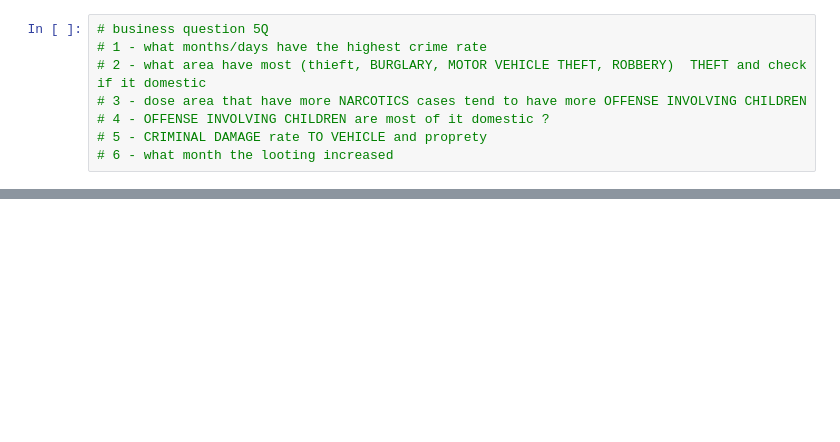
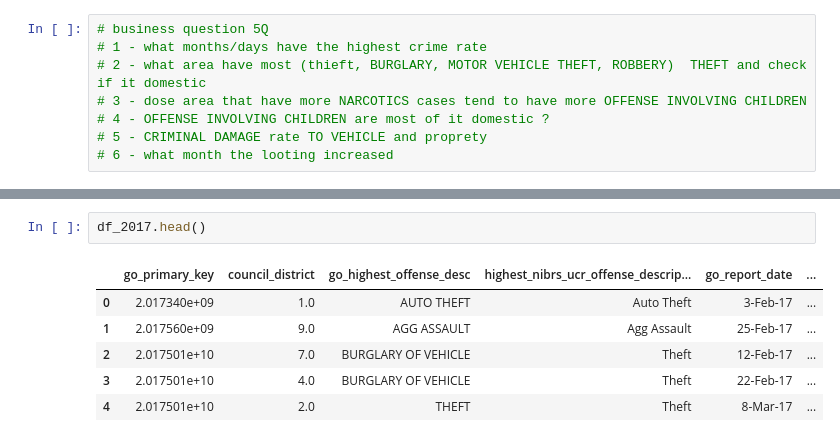
Before and after one commit to fsq2/Austin_Crime, a Jupyter notebook: crime_analysis.ipynb, the cells around one changed output, grey strips where cells are left out. Drawn from its saved outputs; the diff is of its cells as text; blank space fills up the shorter version.

```diff
--- a/crime_analysis.ipynb
+++ b/crime_analysis.ipynb
@@ -57,0 +138,9 @@ df.to_csv("some.csv")
+# %%
+df_2017.head()
+# %% [output]
+|  | go_primary_key | council_district | go_highest_offense_desc | highest_nibrs_ucr_offense_descrip... | go_report_date | ... |
+| 0 | 2.017340e+09 | 1.0 | AUTO THEFT | Auto Theft | 3-Feb-17 | ... |
+| 1 | 2.017560e+09 | 9.0 | AGG ASSAULT | Agg Assault | 25-Feb-17 | ... |
+| 2 | 2.017501e+10 | 7.0 | BURGLARY OF VEHICLE | Theft | 12-Feb-17 | ... |
+| 3 | 2.017501e+10 | 4.0 | BURGLARY OF VEHICLE | Theft | 22-Feb-17 | ... |
+| 4 | 2.017501e+10 | 2.0 | THEFT | Theft | 8-Mar-17 | ... |
```
Also changed, not shown: parts of 39 cells of this notebook, 7 other files.
